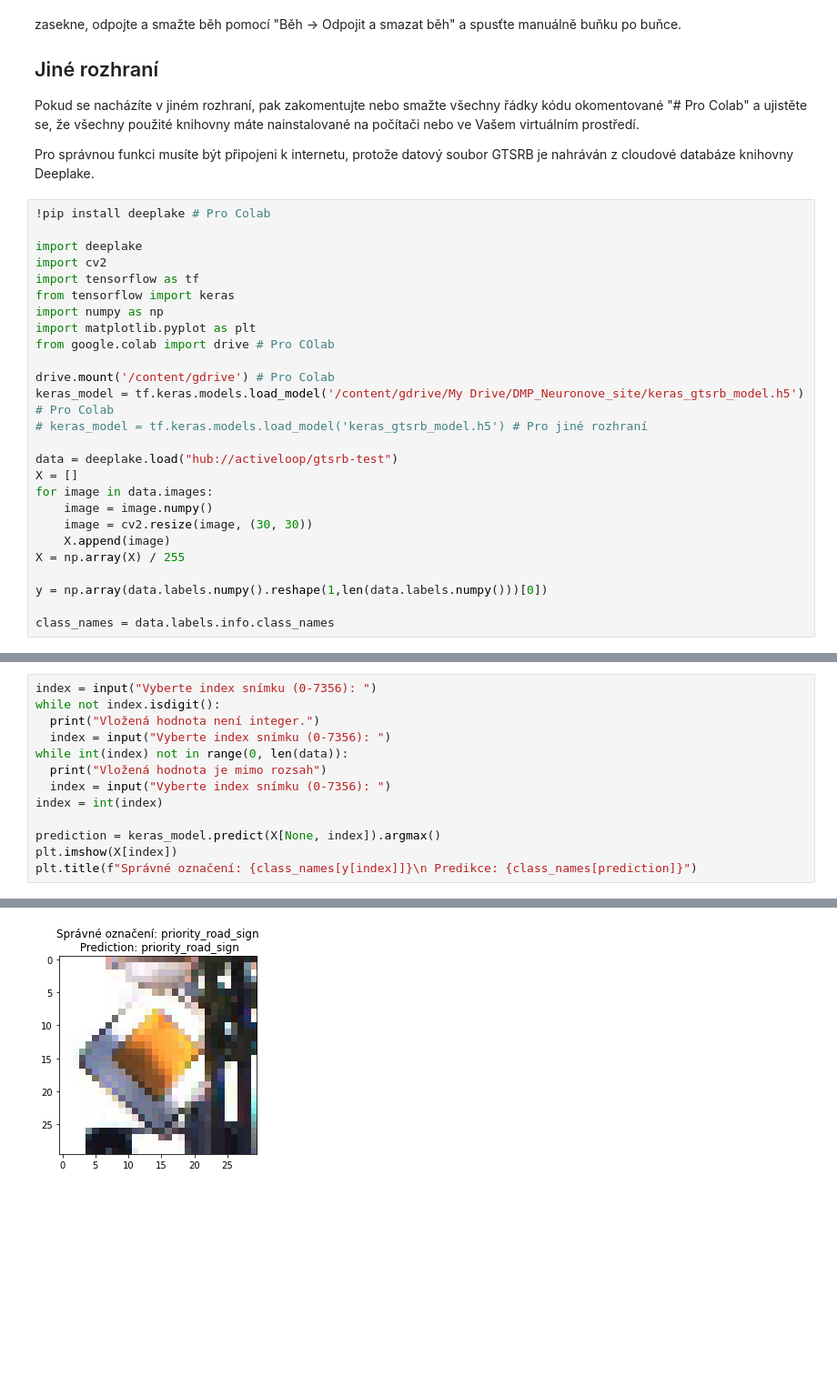
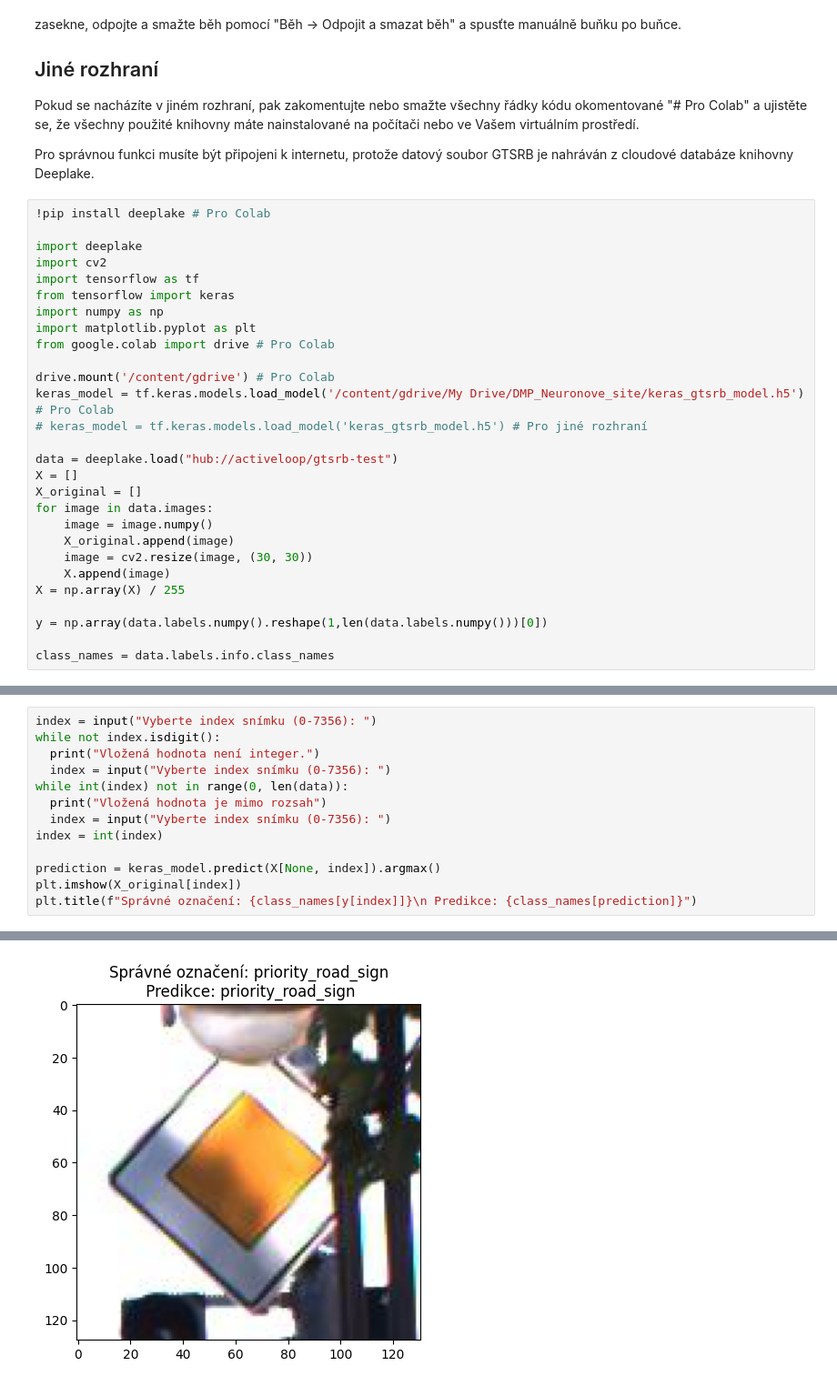
Before and after one commit to jindramachka/DMP_Neuronove_site, a Jupyter notebook: gtsrb_model_demonstration.ipynb, the cells around one changed output, grey strips where cells are left out. Shown at 91% size. Drawn from its saved outputs; the diff is of its cells as text; blank space fills up the shorter version.

```diff
--- a/gtsrb_model_demonstration.ipynb
+++ b/gtsrb_model_demonstration.ipynb
@@ -22,7 +22,7 @@ import tensorflow as tf
 from tensorflow import keras
 import numpy as np
 import matplotlib.pyplot as plt
-from google.colab import drive # Pro COlab
+from google.colab import drive # Pro Colab
 
 drive.mount('/content/gdrive') # Pro Colab
 keras_model = tf.keras.models.load_model('/content/gdrive/My Drive/DMP_Neuronove_site/keras_gtsrb_model.h5') # Pro Colab
@@ -30,8 +30,10 @@ keras_model = tf.keras.models.load_model('/content/gdrive/My Drive/DMP_Neuronove
 
 data = deeplake.load("hub://activeloop/gtsrb-test")
 X = []
+X_original = []
 for image in data.images:
     image = image.numpy()
+    X_original.append(image)
     image = cv2.resize(image, (30, 30))
     X.append(image)
 X = np.array(X) / 255
@@ -75,7 +77,7 @@ while int(index) not in range(0, len(data)):
 index = int(index)
 
 prediction = keras_model.predict(X[None, index]).argmax()
-plt.imshow(X[index])
+plt.imshow(X_original[index])
 plt.title(f"Správné označení: {class_names[y[index]]}\n Predikce: {class_names[prediction]}")
 # %% [output]
 Vyberte index snímku (0-7356): 3316
@@ -84 +86 @@ Text(0.5, 1.0, 'Správné označení: priority_road_sign\n Prediction: priority_
-[figure, old version]
+[figure, new version]
```
Also changed, not shown: parts of 3 cells of this notebook, 1 other file.
